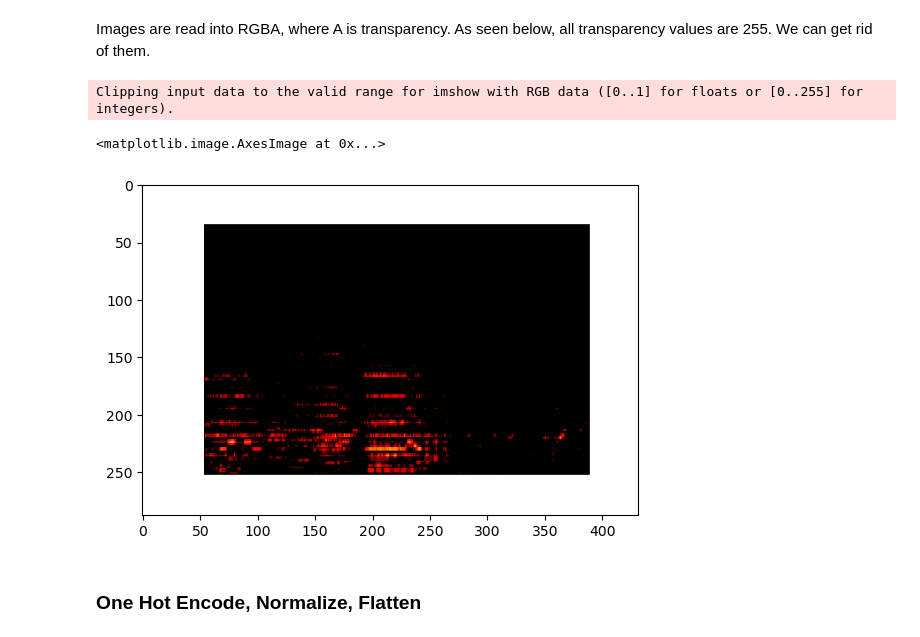
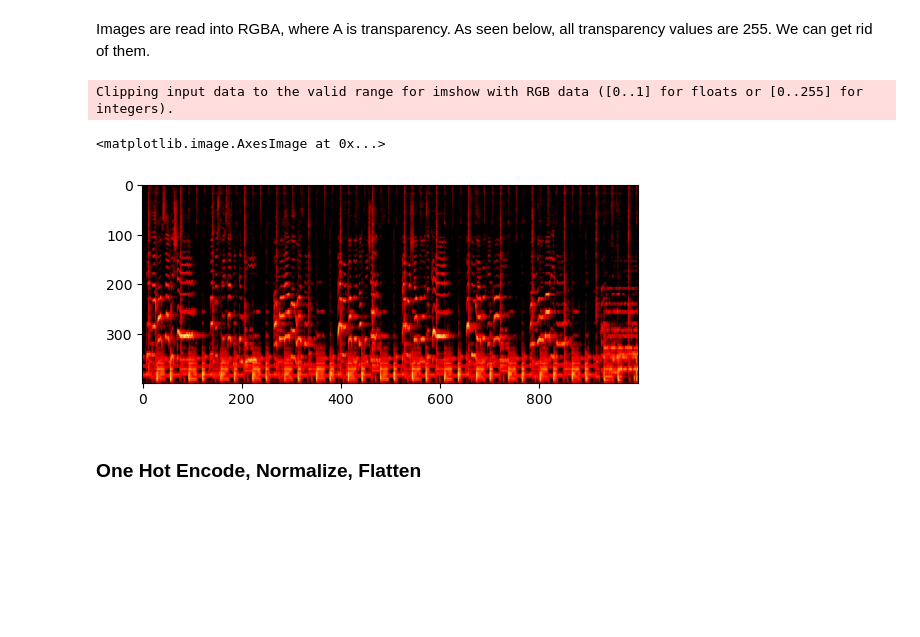
Before and after one commit to Gabe-Thomp/Music-Genre-CNN, a Jupyter notebook: ProjF5.ipynb, the cells around one changed output. Saved outputs shown, nothing was run; the diff lists cells and outputs as text; code cells hidden in the pictures; blank space fills up the shorter version.

```diff
--- a/ProjF5.ipynb
+++ b/ProjF5.ipynb
@@ -199,12 +194,12 @@ def load_images_from_genre(root_folder, genre):
 # Load images that we created
 
 X, y = load_images(IMAGES_PATH, genres)
-# %%
-plt.imshow(X[102])
-# %% [output]
-Clipping input data to the valid range for imshow with RGB data ([0..1] for floats or [0..255] for integers).
-<matplotlib.image.AxesImage at 0x...>
-[figure, removed]
+# %%
+plt.imshow(X[np.random.randint(0, X.shape[0])])
+# %% [output]
+Clipping input data to the valid range for imshow with RGB data ([0..1] for floats or [0..255] for integers).
+<matplotlib.image.AxesImage at 0x...>
+[figure, added]
 # %% [markdown]
 ### One Hot Encode, Normalize, Flatten
 # %%
```
Also changed, not shown: parts of 25 cells of this notebook, 1 other file.
